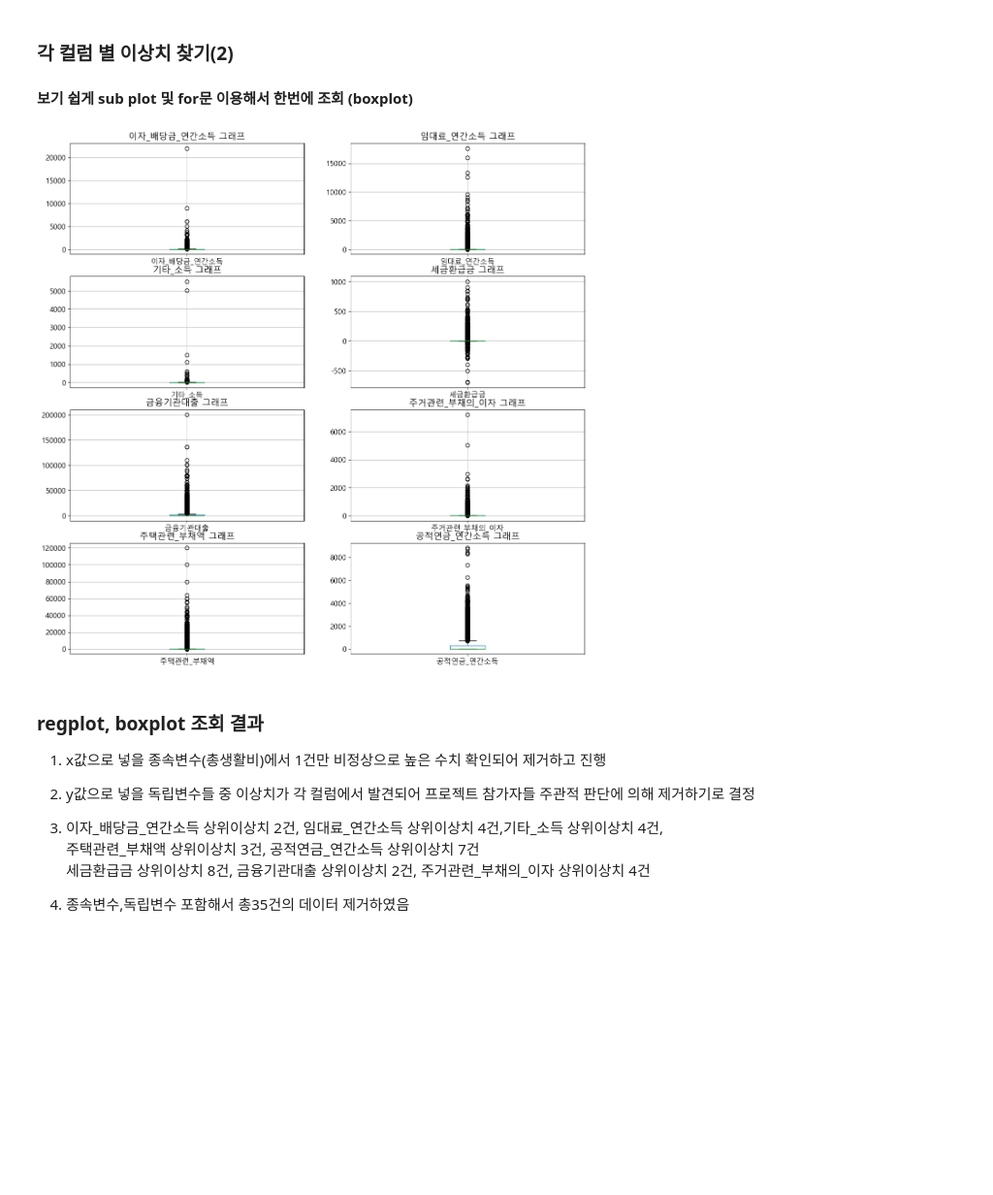
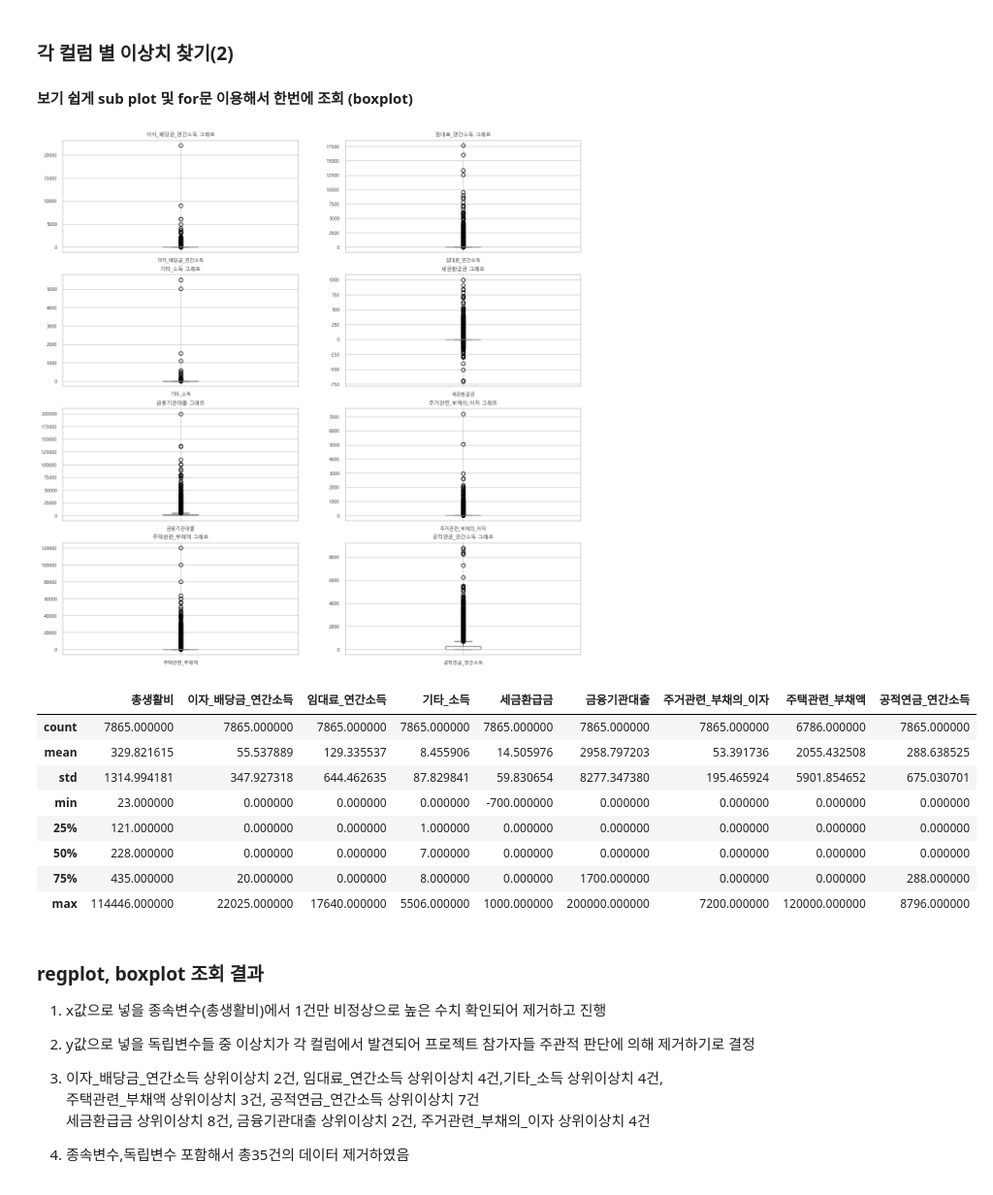
Before and after one commit to jaekim3220/Semiproject3, a Jupyter notebook: 데이터_검색.ipynb, the cells around one changed output. Shown at 97% size. Saved outputs shown, nothing was run; the diff lists cells and outputs as text; code cells hidden in the pictures; blank space fills up the shorter version.

```diff
--- a/데이터_검색.ipynb
+++ b/데이터_검색.ipynb
@@ -191,10 +250,23 @@ for i, c in enumerate(columns):
     row, col = divmod(i, 2)
     re_df1.boxplot(column=c, ax=ax[row, col])
     ax[row, col].set_title(f"{c} 그래프")
-    plt.grid()
+    plt.grid(True)
 plt.show()
 # %% [output]
-[figure, old version]
+[figure, new version]
+# %%
+des_df = df.describe()
+des_df
+# %% [output]
+|  | 총생활비 | 이자_배당금_연간소득 | 임대료_연간소득 | 기타_소득 | 세금환급금 | 금융기관대출 | 주거관련_부채의_이자 | 주택관련_부채액 | 공적연금_연간소득 |
+| count | 7865.000000 | 7865.000000 | 7865.000000 | 7865.000000 | 7865.000000 | 7865.000000 | 7865.000000 | 6786.000000 | 7865.000000 |
+| mean | 329.821615 | 55.537889 | 129.335537 | 8.455906 | 14.505976 | 2958.797203 | 53.391736 | 2055.432508 | 288.638525 |
+| std | 1314.994181 | 347.927318 | 644.462635 | 87.829841 | 59.830654 | 8277.347380 | 195.465924 | 5901.854652 | 675.030701 |
+| min | 23.000000 | 0.000000 | 0.000000 | 0.000000 | -700.000000 | 0.000000 | 0.000000 | 0.000000 | 0.000000 |
+| 25% | 121.000000 | 0.000000 | 0.000000 | 1.000000 | 0.000000 | 0.000000 | 0.000000 | 0.000000 | 0.000000 |
+| 50% | 228.000000 | 0.000000 | 0.000000 | 7.000000 | 0.000000 | 0.000000 | 0.000000 | 0.000000 | 0.000000 |
+| 75% | 435.000000 | 20.000000 | 0.000000 | 8.000000 | 0.000000 | 1700.000000 | 0.000000 | 0.000000 | 288.000000 |
+| max | 114446.000000 | 22025.000000 | 17640.000000 | 5506.000000 | 1000.000000 | 200000.000000 | 7200.000000 | 120000.000000 | 8796.000000 |
 # %% [markdown]
 ### regplot, boxplot 조회 결과
 
```
Also changed, not shown: parts of 34 cells of this notebook.
